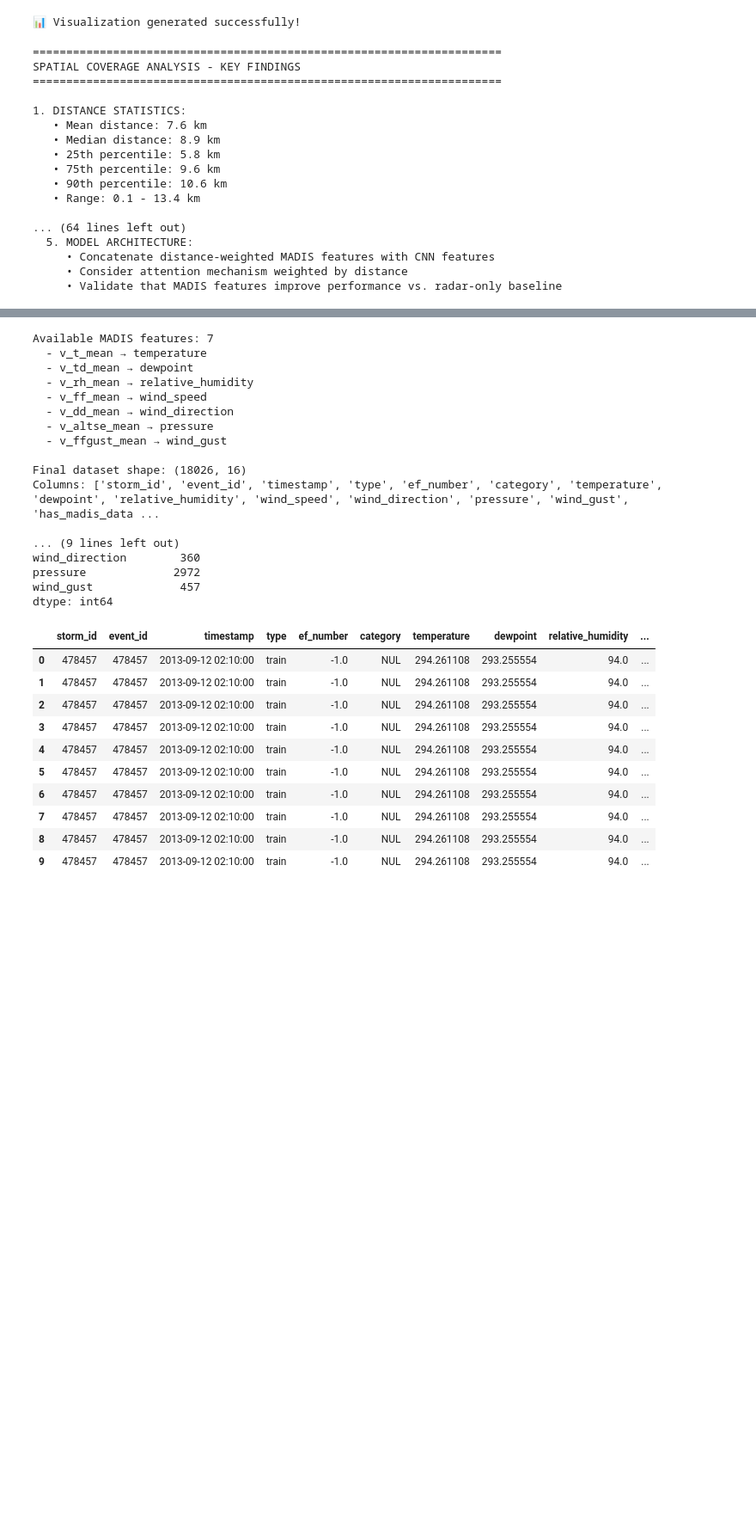
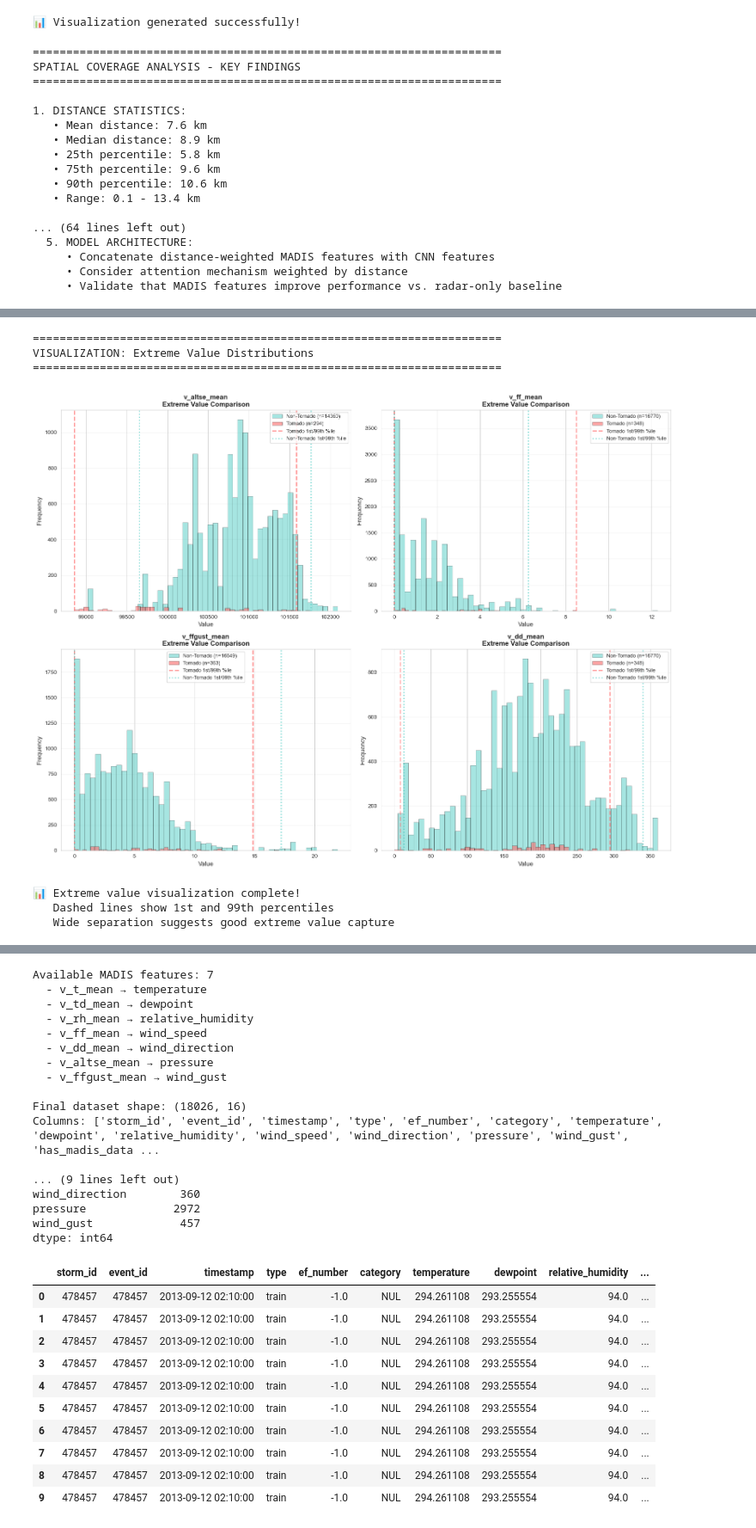
Before and after one commit to evanshabsove/tornet-with-pws, a Jupyter notebook: notebooks/madis_data_exploration.ipynb, the cells around one changed output, grey strips where cells are left out. Shown at 86% size. Saved outputs shown, nothing was run; the diff lists cells and outputs as text; code cells hidden in the pictures; blank space fills up the shorter version.

```diff
--- a/notebooks/madis_data_exploration.ipynb
+++ b/notebooks/madis_data_exploration.ipynb
@@ -1771,0 +2461,64 @@ SPATIAL COVERAGE ANALYSIS - KEY FINDINGS
+# %%
+# Visualize extreme value capture
+if len(df_extreme) > 0 and len(df_tornado_extreme) > 0:
+
+    print("\n" + "=" * 70)
+    print("VISUALIZATION: Extreme Value Distributions")
+    print("=" * 70)
+
+    # Focus on the strong discriminators identified earlier
+    if len(df_comparison) > 0:
+        top_vars = df_comparison.nlargest(4, 'abs_cohens_d')['variable'].tolist()
+    else:
+        top_vars = available_vars[:4]
+
+    fig, axes = plt.subplots(2, 2, figsize=(16, 12))
+    axes = axes.flatten()
+
+    for idx, var in enumerate(top_vars[:4]):
+        ax = axes[idx]
+
+        # Get data
+        tor_data = df_tornado_extreme[var].dropna()
+        non_tor_data = df_non_tornado_extreme[var].dropna()
+
+        # Create detailed histograms to show tails
+        bins = 50
+
+        # Plot histograms
+        ax.hist(non_tor_data, bins=bins, alpha=0.5, color='#4ecdc4',
+                label=f'Non-Tornado (n={len(non_tor_data)})', edgecolor='black', linewidth=0.5)
+        ax.hist(tor_data, bins=bins, alpha=0.6, color='#ff6b6b',
+                label=f'Tornado (n={len(tor_data)})', edgecolor='black', linewidth=0.5)
+
+        # Mark extremes
+        ax.axvline(tor_data.quantile(0.01), color='#ff6b6b', linestyle='--',
+                   linewidth=2, alpha=0.7, label='Tornado 1st/99th %ile')
+        ax.axvline(tor_data.quantile(0.99), color='#ff6b6b', linestyle='--',
+                   linewidth=2, alpha=0.7)
+
+        ax.axvline(non_tor_data.quantile(0.01), color='#4ecdc4', linestyle=':',
+                   linewidth=2, alpha=0.7, label='Non-Tornado 1st/99th %ile')
+        ax.axvline(non_tor_data.quantile(0.99), color='#4ecdc4', linestyle=':',
+                   linewidth=2, alpha=0.7)
+
+        ax.set_xlabel('Value', fontsize=11)
+        ax.set_ylabel('Frequency', fontsize=11)
+        ax.set_title(f'{var}\nExtreme Value Comparison', fontsize=12, fontweight='bold')
+        ax.legend(fontsize=9)
+        ax.grid(True, alpha=0.3, axis='y')
+
+    plt.tight_layout()
+    plt.show()
+
+    print("\n📊 Extreme value visualization complete!")
+    print("   Dashed lines show 1st and 99th percentiles")
+    print("   Wide separation suggests good extreme value capture")
+# %% [output]
+======================================================================
+VISUALIZATION: Extreme Value Distributions
+======================================================================
+[figure, added]
+📊 Extreme value visualization complete!
+   Dashed lines show 1st and 99th percentiles
+   Wide separation suggests good extreme value capture
```
Also changed, not shown: parts of 27 cells of this notebook, 2 other files.
